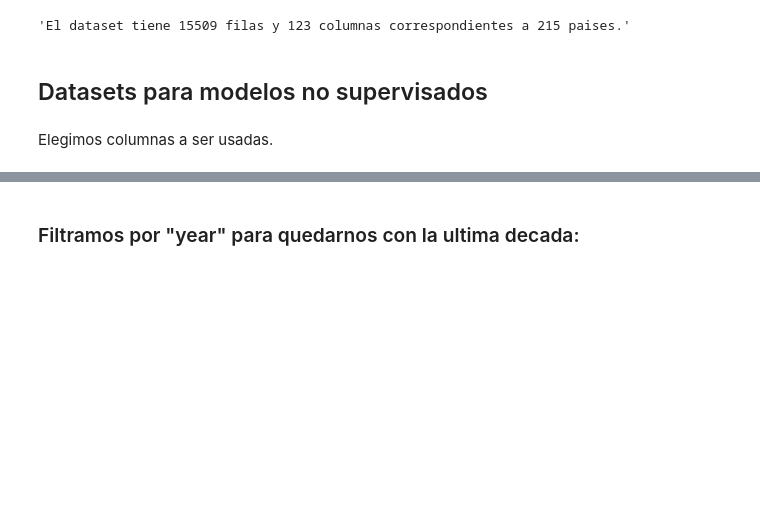
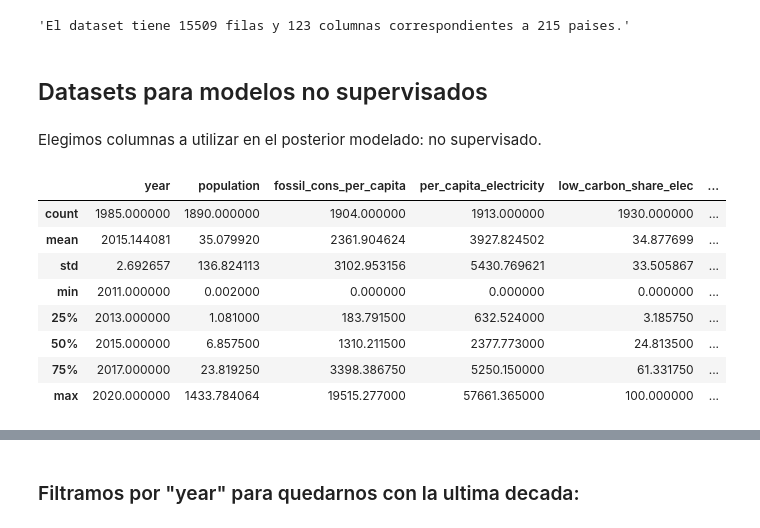
Before and after one commit to L-Ameneiro/EDA-Datasets, a Jupyter notebook: notebooks/limpieza_procesamiento_cem.ipynb, the cells around one changed output, grey strips where cells are left out. Cells and saved outputs as stored; diff of their text form; code cells hidden in the pictures; blank space fills up the shorter version.

```diff
--- a/notebooks/limpieza_procesamiento_cem.ipynb
+++ b/notebooks/limpieza_procesamiento_cem.ipynb
@@ -86,6 +96,6 @@ f"El dataset tiene {forma[0]} filas y {forma[1]} columnas correspondientes a {pa
 'El dataset tiene 15509 filas y 123 columnas correspondientes a 215 paises.'
 # %% [markdown]
 ## Datasets para modelos no supervisados
-# %% [markdown]
-Elegimos columnas a ser usadas.
+# %% [markdown]
+Elegimos columnas a utilizar en el posterior modelado: no supervisado.
 # %%
@@ -92,2 +103,15 @@ Elegimos columnas a ser usadas.
 wec_ns = wec[["country", 'year', "population", "fossil_cons_per_capita", "per_capita_electricity", "low_carbon_share_elec", "fossil_share_elec",
 "renewables_share_elec", "nuclear_share_elec", "continente", "iso_code"]]
+# %%
+# Se observan los datos estadísticos de las columnas numéricas
+wec_ns.describe()
+# %% [output]
+|  | year | population | fossil_cons_per_capita | per_capita_electricity | low_carbon_share_elec | ... |
+| count | 1985.000000 | 1890.000000 | 1904.000000 | 1913.000000 | 1930.000000 | ... |
+| mean | 2015.144081 | 35.079920 | 2361.904624 | 3927.824502 | 34.877699 | ... |
+| std | 2.692657 | 136.824113 | 3102.953156 | 5430.769621 | 33.505867 | ... |
+| min | 2011.000000 | 0.002000 | 0.000000 | 0.000000 | 0.000000 | ... |
+| 25% | 2013.000000 | 1.081000 | 183.791500 | 632.524000 | 3.185750 | ... |
+| 50% | 2015.000000 | 6.857500 | 1310.211500 | 2377.773000 | 24.813500 | ... |
+| 75% | 2017.000000 | 23.819250 | 3398.386750 | 5250.150000 | 61.331750 | ... |
+| max | 2020.000000 | 1433.784064 | 19515.277000 | 57661.365000 | 100.000000 | ... |
```
Also changed, not shown: parts of 36 cells of this notebook, 1 other file.
